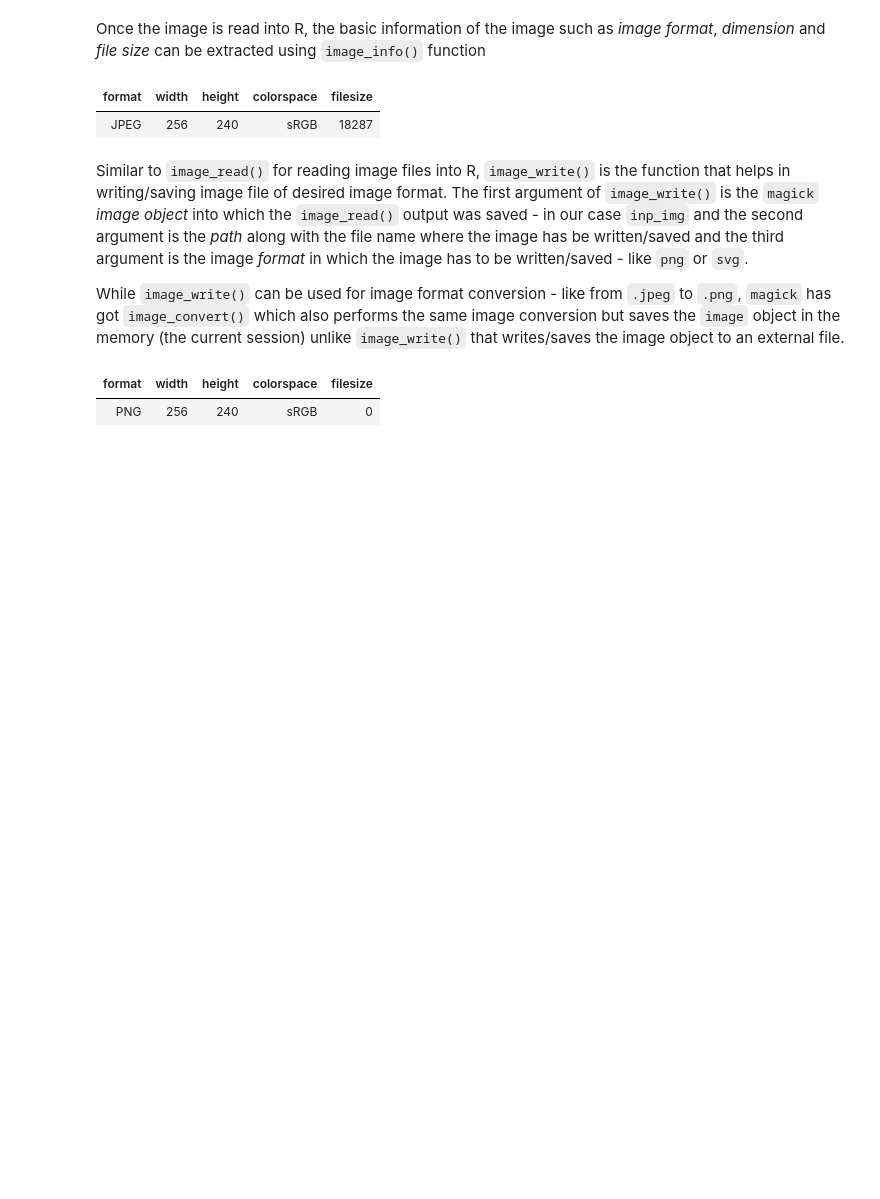
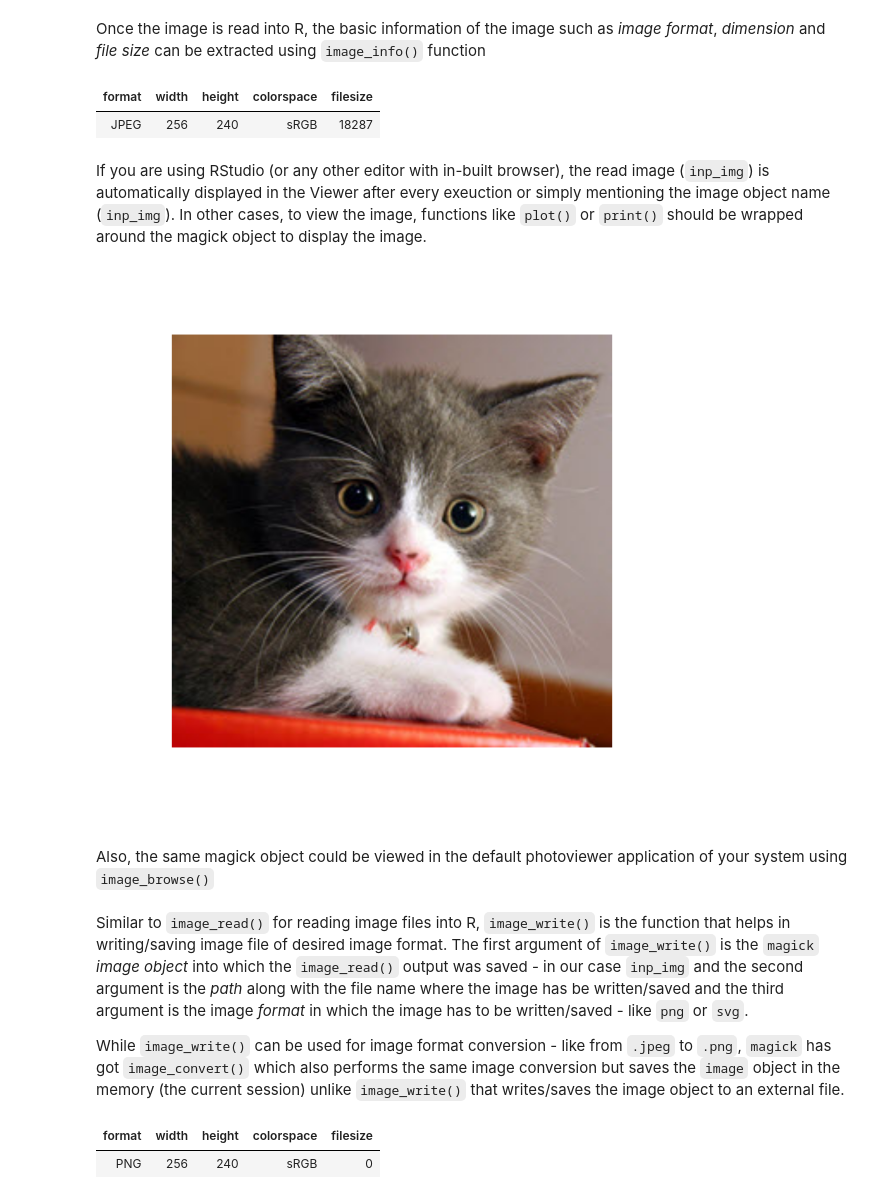
Before and after one commit to amrrs/under_dev, a Jupyter notebook: Introduction to Image Manipulation in R.ipynb, the cells around one changed output. Drawn from its saved outputs; the diff is of its cells as text; code cells hidden in the pictures; blank space fills up the shorter version.

```diff
--- a/Introduction to Image Manipulation in R.ipynb
+++ b/Introduction to Image Manipulation in R.ipynb
@@ -51,3 +51,11 @@ image_info(inp_img)
 # %% [output]
 | format | width | height | colorspace | filesize |
 | JPEG | 256 | 240 | sRGB | 18287 |
+# %% [markdown]
+If you are using RStudio (or any other editor with in-built browser), the read image (`inp_img`) is automatically displayed in the Viewer after every exeuction or simply mentioning the image object name (`inp_img`). In other cases, to view the image, functions like `plot()` or `print()` should be wrapped around the magick object to display the image.
+# %%
+plot(inp_img)
+# %% [output]
+[figure, added]
+# %% [markdown]
+Also, the same magick object could be viewed in the default photoviewer application of your system using `image_browse()`
```
Also changed, not shown: parts of 6 cells of this notebook.
